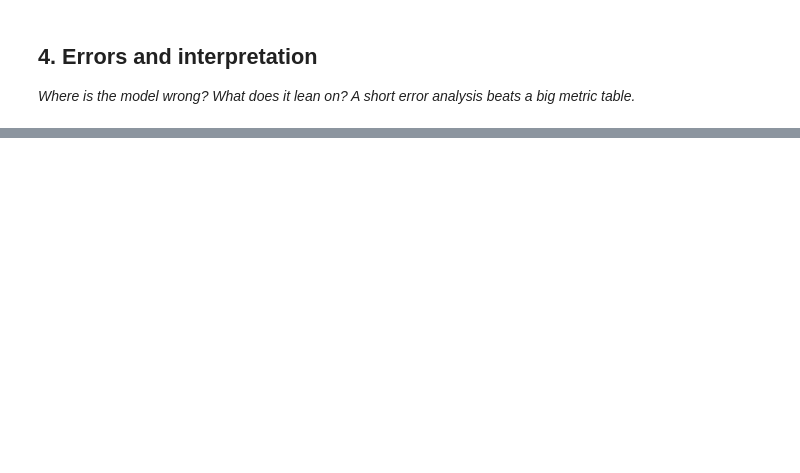
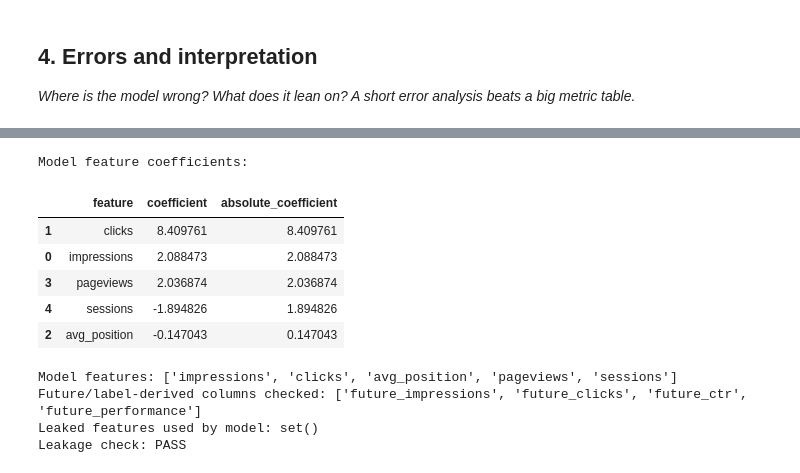
Before and after one commit to faisal-0065/flyrank-ml-internship, a Jupyter notebook: work/notebooks/w05_model.ipynb, the cells around one changed output, grey strips where cells are left out. Drawn from its saved outputs; the diff is of its cells as text; code cells hidden in the pictures; blank space fills up the shorter version.

```diff
--- a/work/notebooks/w05_model.ipynb
+++ b/work/notebooks/w05_model.ipynb
@@ -29,0 +467,21 @@ This skeleton is yours to fill. Work the sections **in order** — each one has
+# %%
+from sklearn.pipeline import Pipeline
+from sklearn.impute import SimpleImputer
+from sklearn.preprocessing import StandardScaler
+from sklearn.linear_model import LogisticRegression
+
+# Build a simple, interpretable classification model
+model = Pipeline([
+    ("imputer", SimpleImputer(strategy="median")),
+    ("scaler", StandardScaler()),
+    ("classifier", LogisticRegression(
+        max_iter=1000,
+        class_weight="balanced"
+    ))
+])
+
+print("Training Logistic Regression...")
+
+model.fit(X_train, y_train)
+
+print("Model trained successfully!")
@@ -46,0 +709,56 @@ Before you submit, confirm each line honestly:
+# %%
+# Inspect which features the Logistic Regression model relies on
+
+classifier = model.named_steps["classifier"]
+
+feature_importance = pd.DataFrame({
+    "feature": features,
+    "coefficient": classifier.coef_[0]
+})
+
+feature_importance["absolute_coefficient"] = (
+    feature_importance["coefficient"].abs()
+)
+
+feature_importance = feature_importance.sort_values(
+    "absolute_coefficient",
+    ascending=False
+)
+
+print("Model feature coefficients:")
+display(feature_importance)
+# %% [output]
+Model feature coefficients:
+|  | feature | coefficient | absolute_coefficient |
+| 1 | clicks | 8.409761 | 8.409761 |
+| 0 | impressions | 2.088473 | 2.088473 |
+| 3 | pageviews | 2.036874 | 2.036874 |
+| 4 | sessions | -1.894826 | 1.894826 |
+| 2 | avg_position | -0.147043 | 0.147043 |
+# %%
+# Leakage check
+
+future_columns = [
+    "future_impressions",
+    "future_clicks",
+    "future_ctr",
+    "future_performance"
+]
+
+used_features = set(features)
+
+leaked_features = used_features.intersection(future_columns)
+
+print("Model features:", features)
+print("Future/label-derived columns checked:", future_columns)
+print("Leaked features used by model:", leaked_features)
+
+if len(leaked_features) == 0:
+    print("Leakage check: PASS")
+else:
+    print("Leakage check: FAIL")
+# %% [output]
+Model features: ['impressions', 'clicks', 'avg_position', 'pageviews', 'sessions']
+Future/label-derived columns checked: ['future_impressions', 'future_clicks', 'future_ctr', 'future_performance']
+Leaked features used by model: set()
+Leakage check: PASS
```
Also changed, not shown: parts of 33 cells of this notebook.
